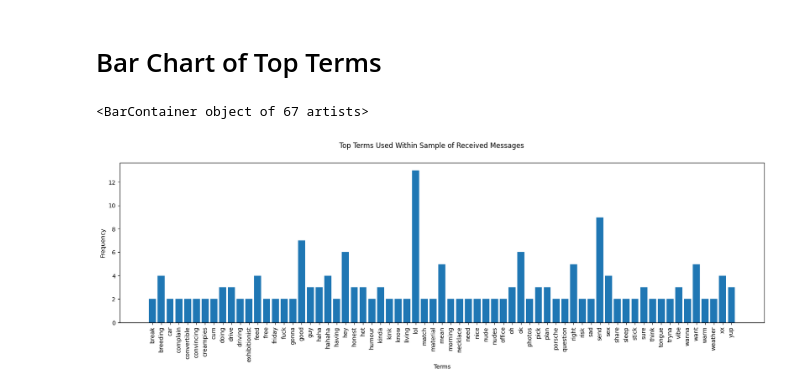
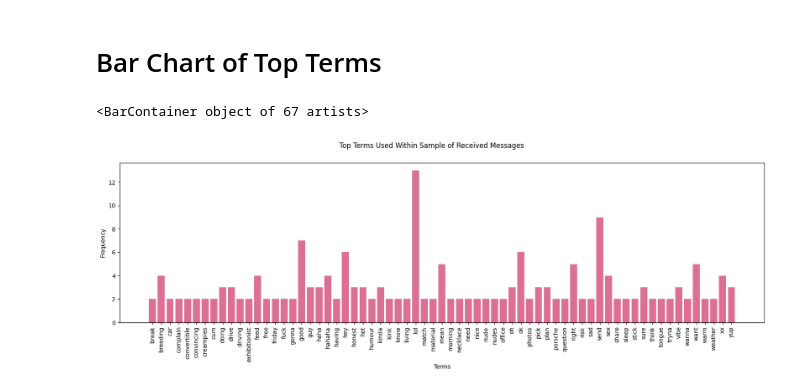
Before and after one commit to Coletterbox/Analysis-of-Some-Guy-s-Attempt-at-Small-Talk, a Jupyter notebook: WhatsApp Chat Analysis.ipynb, the cells around one changed output. Saved outputs shown, nothing was run; the diff lists cells and outputs as text; code cells hidden in the pictures.

Commit message:
Change bar chart colour

```diff
--- a/WhatsApp Chat Analysis.ipynb
+++ b/WhatsApp Chat Analysis.ipynb
@@ -269,22 +254,22 @@ list
 # %%
 # might be easier to try to work with the Counter object than the sorted() list
 counted_list
 # type(counted_list)
 
 for key, value in list(counted_list.items()):
     if value < 2:
         del counted_list[key]
 
 counted_list
 
 temp2 = plt.figure(figsize=(20, 5))
 temp = plt.xticks(rotation=90)
 
 plt.suptitle("Top Terms Used Within Sample of Received Messages")
 plt.xlabel("Terms")
 plt.ylabel("Frequency")
 
-plt.bar(counted_list.keys(), counted_list.values())
+plt.bar(counted_list.keys(), counted_list.values(), color='palevioletred')
 # %% [output]
 <BarContainer object of 67 artists>
-[figure, old version]
+[figure, new version]
```
Also changed, not shown: parts of 2 cells of this notebook.
